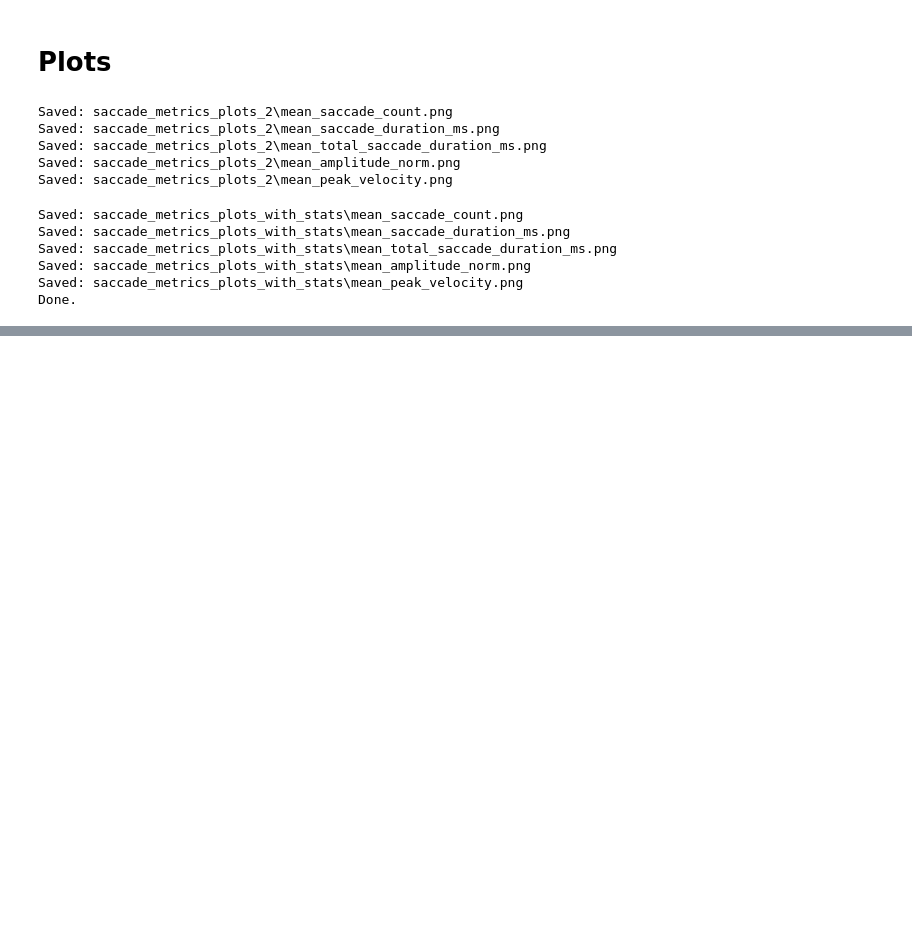
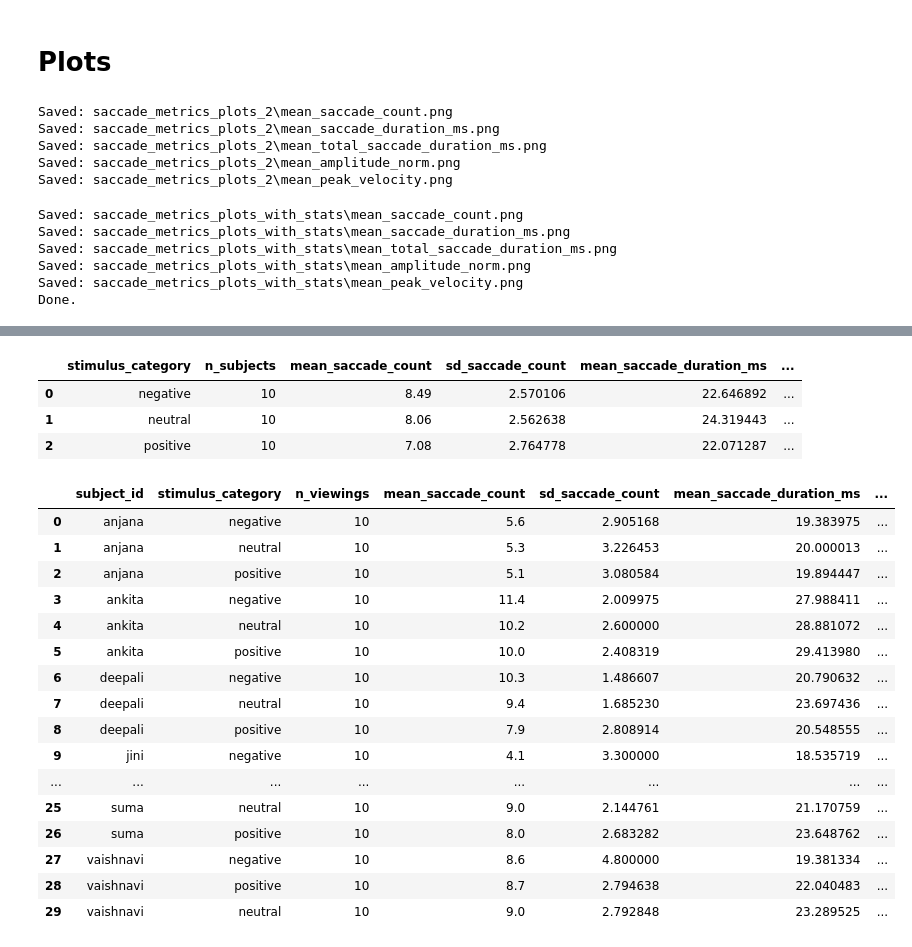
Before and after one commit to deepshiksharma/eye-tracking-ccs, a Jupyter notebook: preprocessing & analysis/saccades_.ipynb, the cells around one changed output, grey strips where cells are left out. Cells and saved outputs as stored; diff of their text form; code cells hidden in the pictures; blank space fills up the shorter version.

Commit message:
metrics calculated for stimulus viewing segments.

```diff
--- a/preprocessing & analysis/saccades.ipynb
+++ b/preprocessing & analysis/saccades_.ipynb
@@ -1037,0 +1222,2 @@ Done.
+# %%
+subject_viewing_saccades, group_viewing_saccades = compute_saccade_metrics_per_viewing_segment(base_dir)
@@ -1037,0 +1262,27 @@ Done.
+# %%
+group_viewing_saccades
+# %% [output]
+|  | stimulus_category | n_subjects | mean_saccade_count | sd_saccade_count | mean_saccade_duration_ms | ... |
+| 0 | negative | 10 | 8.49 | 2.570106 | 22.646892 | ... |
+| 1 | neutral | 10 | 8.06 | 2.562638 | 24.319443 | ... |
+| 2 | positive | 10 | 7.08 | 2.764778 | 22.071287 | ... |
+# %%
+subject_viewing_saccades
+# %% [output]
+|  | subject_id | stimulus_category | n_viewings | mean_saccade_count | sd_saccade_count | mean_saccade_duration_ms | ... |
+| 0 | anjana | negative | 10 | 5.6 | 2.905168 | 19.383975 | ... |
+| 1 | anjana | neutral | 10 | 5.3 | 3.226453 | 20.000013 | ... |
+| 2 | anjana | positive | 10 | 5.1 | 3.080584 | 19.894447 | ... |
+| 3 | ankita | negative | 10 | 11.4 | 2.009975 | 27.988411 | ... |
+| 4 | ankita | neutral | 10 | 10.2 | 2.600000 | 28.881072 | ... |
+| 5 | ankita | positive | 10 | 10.0 | 2.408319 | 29.413980 | ... |
+| 6 | deepali | negative | 10 | 10.3 | 1.486607 | 20.790632 | ... |
+| 7 | deepali | neutral | 10 | 9.4 | 1.685230 | 23.697436 | ... |
+| 8 | deepali | positive | 10 | 7.9 | 2.808914 | 20.548555 | ... |
+| 9 | jini | negative | 10 | 4.1 | 3.300000 | 18.535719 | ... |
+| ... | ... | ... | ... | ... | ... | ... | ... |
+| 25 | suma | neutral | 10 | 9.0 | 2.144761 | 21.170759 | ... |
+| 26 | suma | positive | 10 | 8.0 | 2.683282 | 23.648762 | ... |
+| 27 | vaishnavi | negative | 10 | 8.6 | 4.800000 | 19.381334 | ... |
+| 28 | vaishnavi | positive | 10 | 8.7 | 2.794638 | 22.040483 | ... |
+| 29 | vaishnavi | neutral | 10 | 9.0 | 2.792848 | 23.289525 | ... |
```
Also changed, not shown: parts of 4 cells of this notebook, 2 other files.
